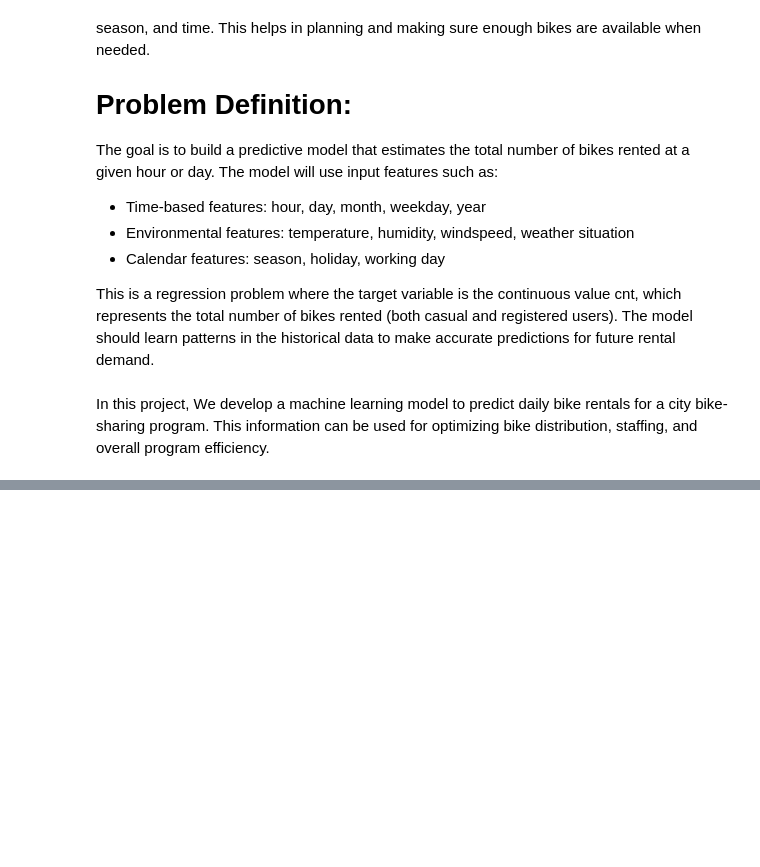
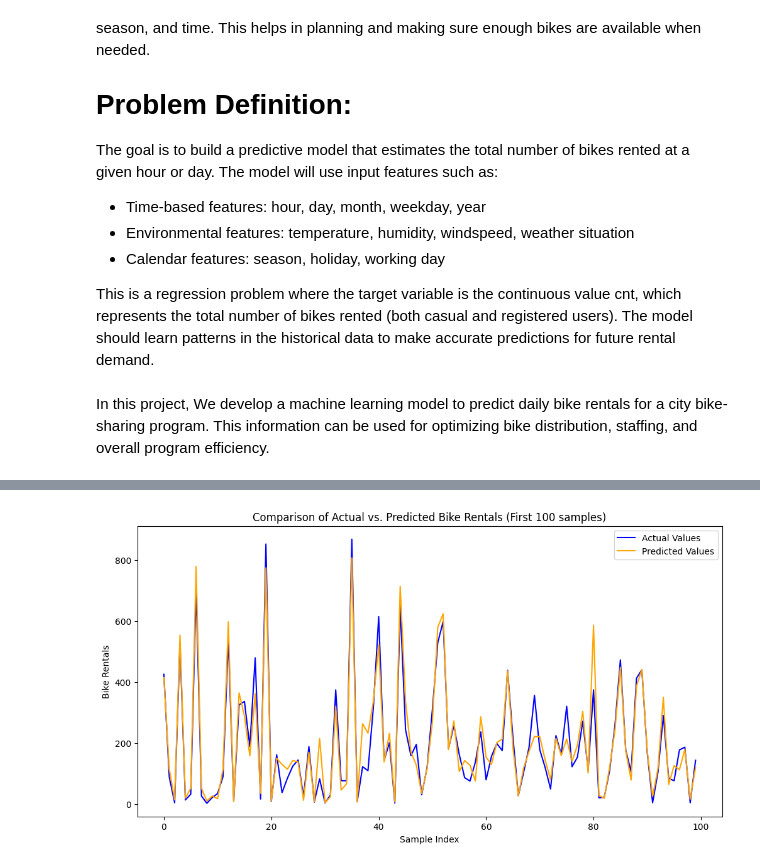
Before and after one commit to samitf/Machine-Learning, a Jupyter notebook: BikeShareDemand.ipynb, the cells around one changed output, grey strips where cells are left out. Cells and saved outputs as stored; diff of their text form; code cells hidden in the pictures; blank space fills up the shorter version.

```diff
--- a/BikeShareDemand.ipynb
+++ b/BikeShareDemand.ipynb
@@ -32,0 +316,11 @@ print(df_raw.head())
+# %%
+plt.figure(figsize=(12, 6))
+plt.plot(y_test[:100], label='Actual Values', color='blue')
+plt.plot(y_pred[:100], label='Predicted Values', color='orange')
+plt.xlabel('Sample Index')
+plt.ylabel('Bike Rentals')
+plt.title('Comparison of Actual vs. Predicted Bike Rentals (First 100 samples)')
+plt.legend()
+plt.show()
+# %% [output]
+[figure, added]
```
Also changed, not shown: parts of 23 cells of this notebook.
